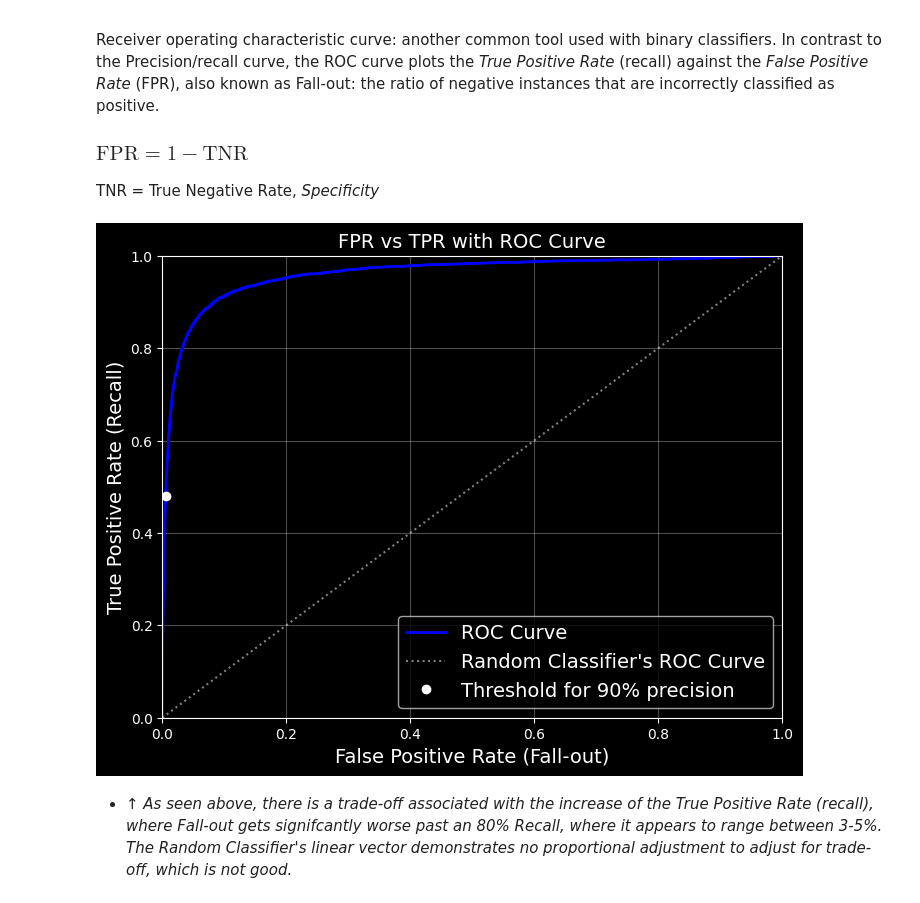
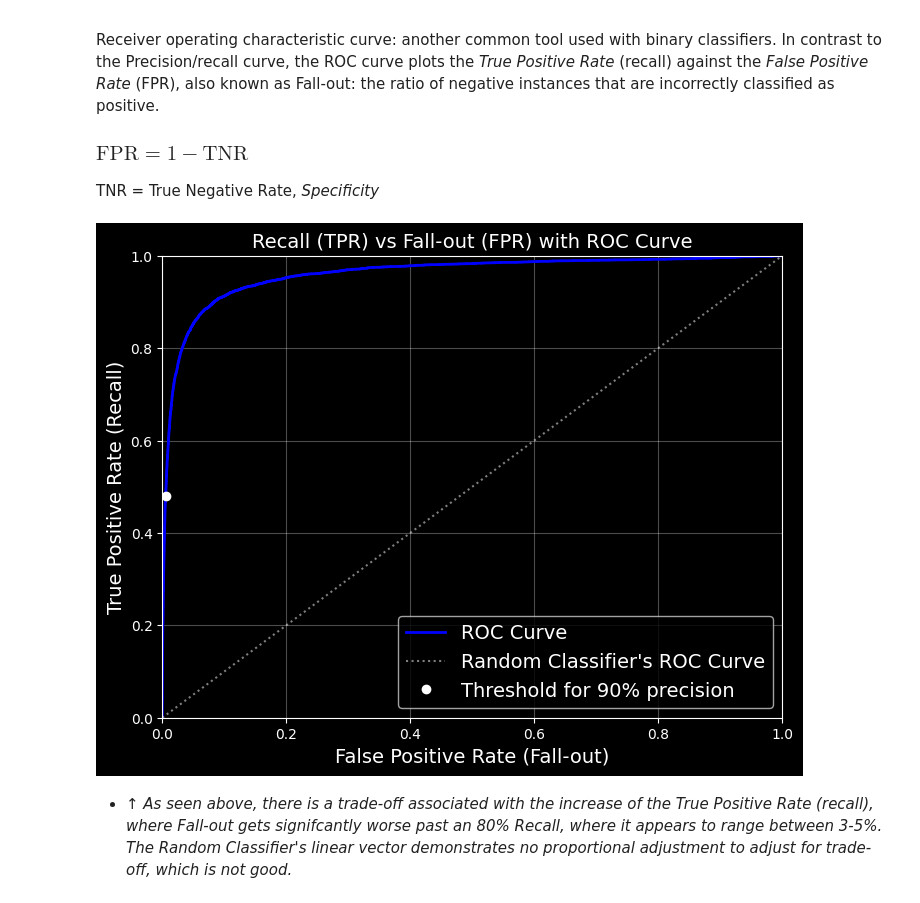
Before and after one commit to aaronhowellai/machine-learning-projects, a Jupyter notebook: 1_Week_Handwritten_Digits_Classification,_MNIST_Dataset,_ML,_Sklearn.ipynb, the cells around one changed output. Cells and saved outputs as stored; diff of their text form; code cells hidden in the pictures.

```diff
--- a/1_Week_Handwritten_Digits_Classification,_MNIST_Dataset,_ML,_Sklearn.ipynb
+++ b/1_Week_Handwritten_Digits_Classification,_MNIST_Dataset,_ML,_Sklearn.ipynb
@@ -533,25 +533,25 @@ TNR = True Negative Rate, *Specificity*
 # %%
 # roc curve: plotting TPR against FPR
 fpr, tpr, thresholds = roc_curve(y_train_5, y_scores)
 
 plt.figure(figsize=(8,6))
 idx_for_threshold_at_90 = (thresholds <= threshold_for_90_prec).argmax()
 tpr_90,fpr_90 = tpr[idx_for_threshold_at_90], fpr[idx_for_threshold_at_90]
 
 plt.plot(fpr,tpr, "b-", linewidth=2, label="ROC Curve")
 plt.plot([0,1], [0,1], "w:", alpha=.5, label="Random Classifier's ROC Curve")
 plt.plot([fpr_90],[tpr_90], "wo", label="Threshold for 90% precision")
 
 plt.xlim([0.0,1.0])
 plt.ylim([0.0,1.0])
 plt.ylabel("True Positive Rate (Recall)")
 plt.xlabel("False Positive Rate (Fall-out)")
 plt.grid(alpha=.3)
 plt.legend(loc="lower right")
-plt.title("FPR vs TPR with ROC Curve")
+plt.title("Recall (TPR) vs Fall-out (FPR) with ROC Curve")
 plt.show()
 # %% [output]
-[figure, old version]
+[figure, new version]
 # %% [markdown]
 * *↑ As seen above, there is a trade-off associated with the increase of the True Positive Rate (recall), where Fall-out gets signifcantly worse past an 80% Recall, where it appears to range between 3-5%. The Random Classifier's linear vector demonstrates no proportional adjustment to adjust for trade-off, which is not good.*
 # %%
```
Also changed, not shown: parts of 10 cells of this notebook.
